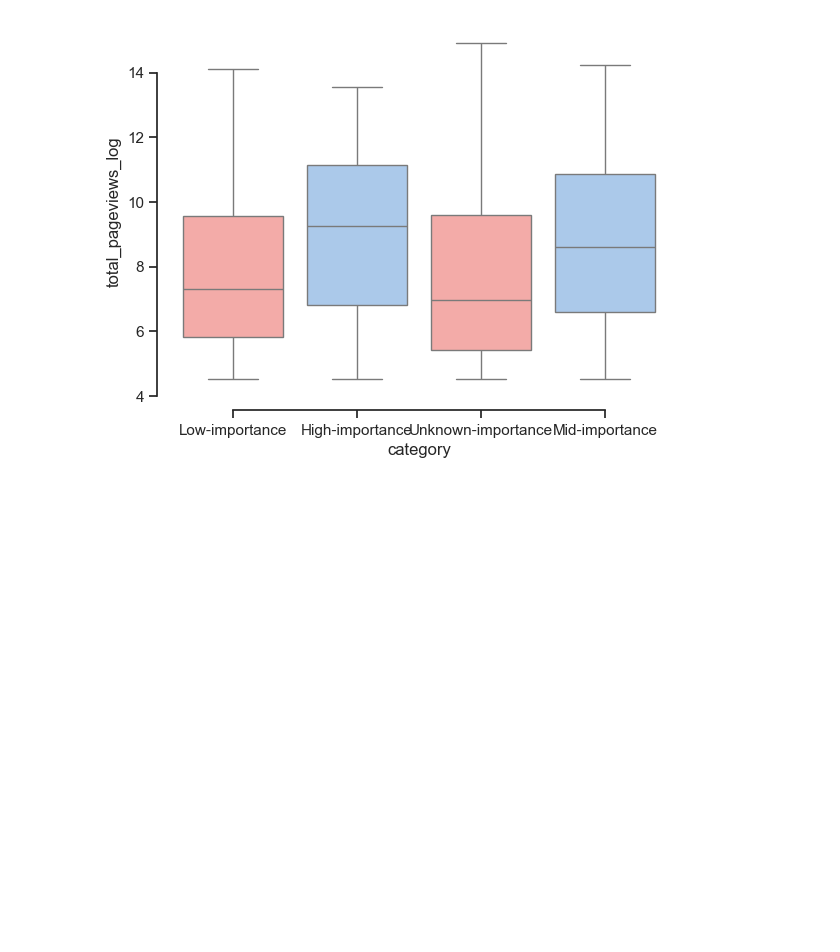
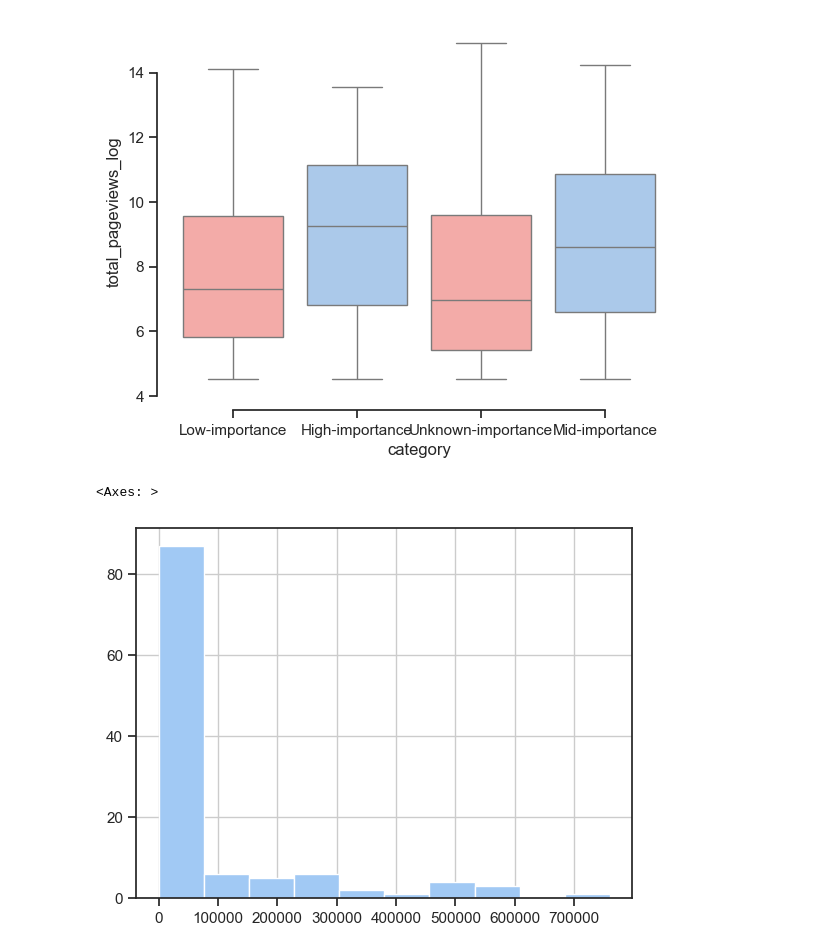
Before and after one commit to Wellesley-CS234/cs-234-final-project-part-2-crystalzhaozj, a Jupyter notebook: 4. hypothesis_testing.ipynb, the cells around one changed output. Cells and saved outputs as stored; diff of their text form; code cells hidden in the pictures; blank space fills up the shorter version.

```diff
--- a/4. hypothesis_testing.ipynb
+++ b/4. hypothesis_testing.ipynb
@@ -113,3 +113,8 @@ sns.despine(offset=10, trim=True)
 The palette list has fewer values (2) than needed (4) and will cycle, which may produce an uninterpretable plot.
   sns.boxplot(x="category", y="total_pageviews_log",
 [figure]
+# %%
+high['total_pageviews'].hist()
+# %% [output]
+<Axes: >
+[figure, added]
```
Also changed, not shown: parts of 2 cells of this notebook, 3 other files.
